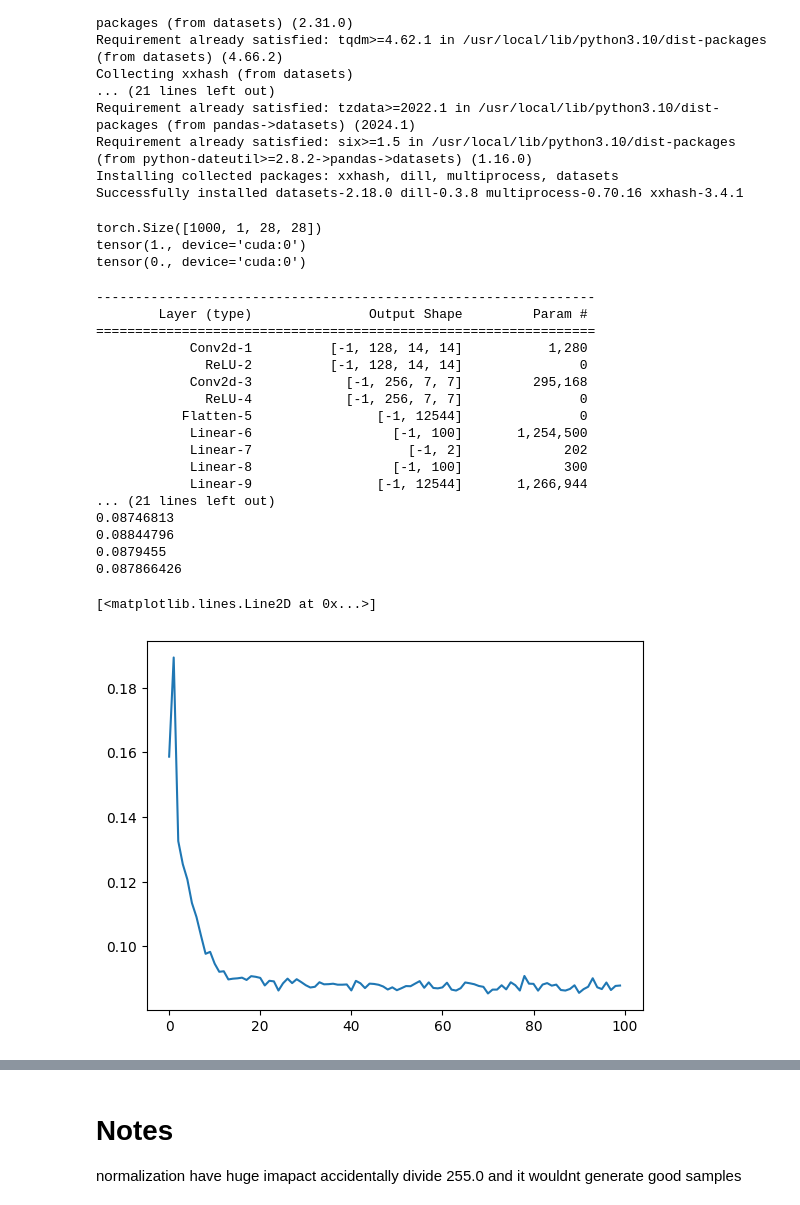
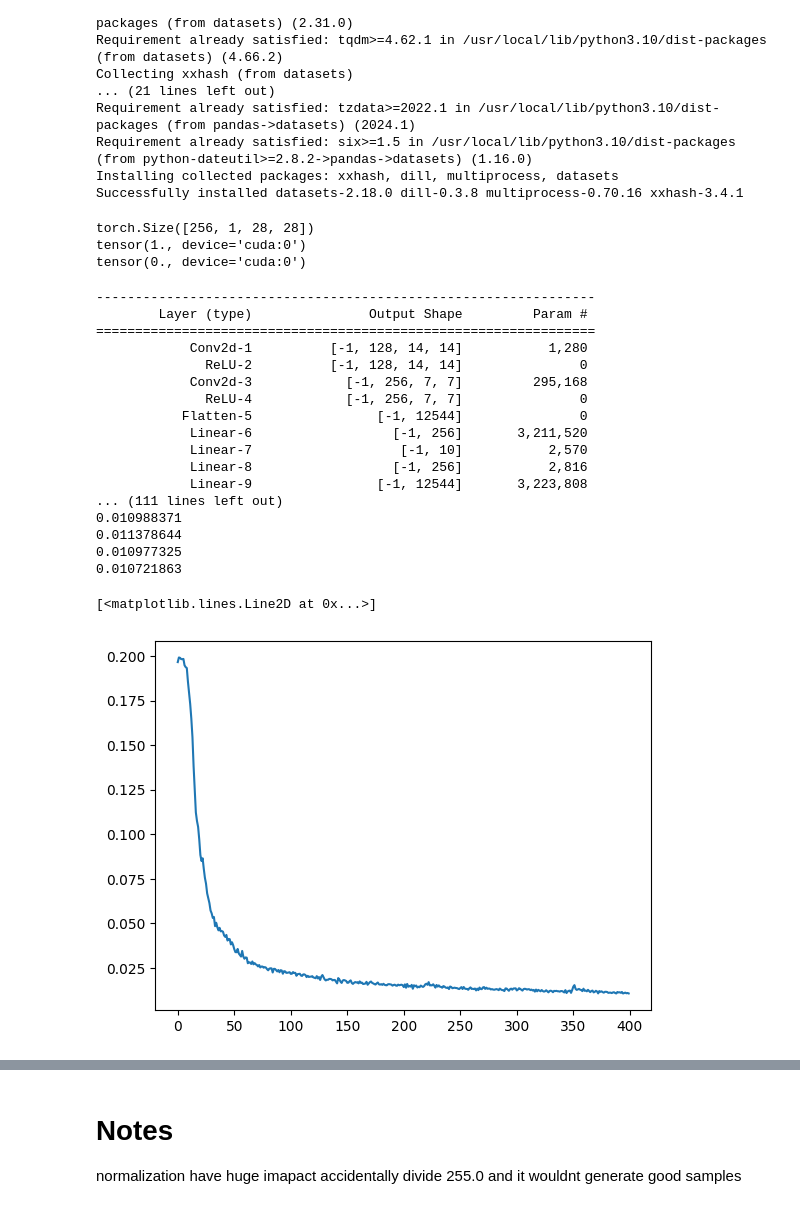
Before and after one commit to majidsh97/AE, a Jupyter notebook: AE.ipynb, the cells around one changed output, grey strips where cells are left out. Drawn from its saved outputs; the diff is of its cells as text; code cells hidden in the pictures.

```diff
--- a/AE.ipynb
+++ b/AE.ipynb
@@ -35,10 +35,10 @@ custom collaborate function
 """
 
 data = datasets.load_dataset('fashion_mnist')
-batch_size = 1000
+batch_size = 256
 
 
-train = data['train'].select(range(10000))
+train = data['train'].select(range(1024))
 test_data = data['test']
 
 
@@ -62,14 +62,14 @@ for image,label in train_loader:
   print(image.min())
   break
 # %% [output]
-torch.Size([1000, 1, 28, 28])
+torch.Size([256, 1, 28, 28])
 tensor(1., device='cuda:0')
 tensor(0., device='cuda:0')
 # %%
-from torch.nn import Conv2d,ReLU,Linear,ConvTranspose2d,LeakyReLU,Tanh,Flatten,Unflatten,Sigmoid
+from torch.nn import Conv2d,ReLU,Linear,ConvTranspose2d,LeakyReLU,Tanh,Flatten,Unflatten,Sigmoid,AdaptiveAvgPool2d
 
 mse = torch.nn.MSELoss()
-lr = 1e-3
+lr = 1e-3*3
 f=128
 pad=1
 encoder_decoder = torch.nn.Sequential(
@@ -77,11 +77,12 @@ encoder_decoder = torch.nn.Sequential(
     ReLU(),
     Conv2d(f,2*f,3,2,pad),
     ReLU(),
+    #AdaptiveAvgPool2d((1,1)),
     Flatten(),
-    Linear(2*f*7*7,100),
-    Linear(100,2),
-    Linear(2,100),
-    Linear(100,2*f*7*7),
+    Linear(2*f*7*7,256),
+    Linear(256,10),
+    Linear(10,256),
+    Linear(256,2*f*7*7),
     Unflatten(1,(2*f,7,7)),
     ConvTranspose2d(2*f,f,3,2,pad,1),
     ReLU(),
@@ -91,51 +92,51 @@ encoder_decoder = torch.nn.Sequential(
 
 ).cuda()
 summary(encoder_decoder,(1,28,28),device="cuda")
-optim = torch.optim.Adam(encoder_decoder.parameters(),lr)
+optim = torch.optim.RAdam(encoder_decoder.parameters(),lr,weight_decay=1e-5)
 
 def step(x,y)->torch.Tensor:
     optim.zero_grad()
     output = encoder_decoder.forward(x)
     loss = mse(output,y)
     loss.backward()
     optim.step()
     return loss
     pass
 
 train_loss = []
-for epoch in range(10):
+for epoch in range(100):
     for image,label in train_loader:
         #print(image.shape)
         #print(label.shape)
         #noise = torch.normal(0,1,size=(image.shape[0],1,28,28)).cuda()
         loss = step(image,image)
         #print(loss)
         train_loss.append(loss.cpu().detach().numpy())
         #break
         pass
     print(train_loss[-1])
 
 plt.plot(train_loss)
 # %% [output]
 ----------------------------------------------------------------
         Layer (type)               Output Shape         Param #
 ================================================================
             Conv2d-1          [-1, 128, 14, 14]           1,280
               ReLU-2          [-1, 128, 14, 14]               0
             Conv2d-3            [-1, 256, 7, 7]         295,168
               ReLU-4            [-1, 256, 7, 7]               0
            Flatten-5                [-1, 12544]               0
-            Linear-6                  [-1, 100]       1,254,500
-            Linear-7                    [-1, 2]             202
-            Linear-8                  [-1, 100]             300
-            Linear-9                [-1, 12544]       1,266,944
-... (21 lines left out)
-0.08746813
-0.08844796
-0.0879455
-0.087866426
+            Linear-6                  [-1, 256]       3,211,520
+            Linear-7                   [-1, 10]           2,570
+            Linear-8                  [-1, 256]           2,816
+            Linear-9                [-1, 12544]       3,223,808
+... (111 lines left out)
+0.010988371
+0.011378644
+0.010977325
+0.010721863
 [<matplotlib.lines.Line2D at 0x...>]
-[figure, old version]
+[figure, new version]
 # %%
 plt.plot(train_loss)
 
```
Also changed, not shown: parts of 3 cells of this notebook.
